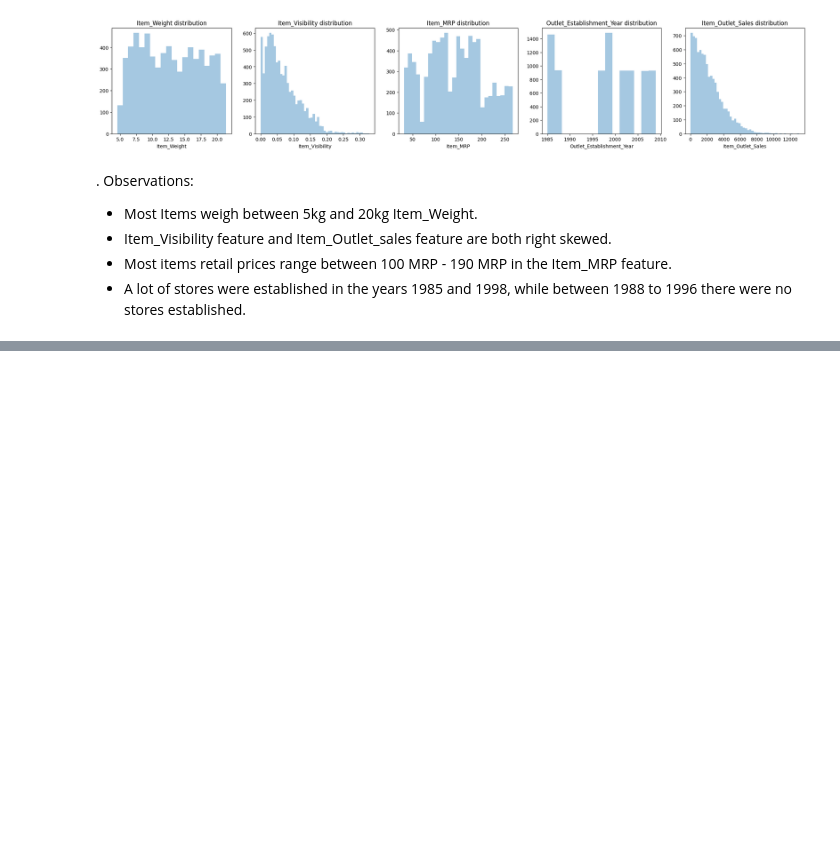
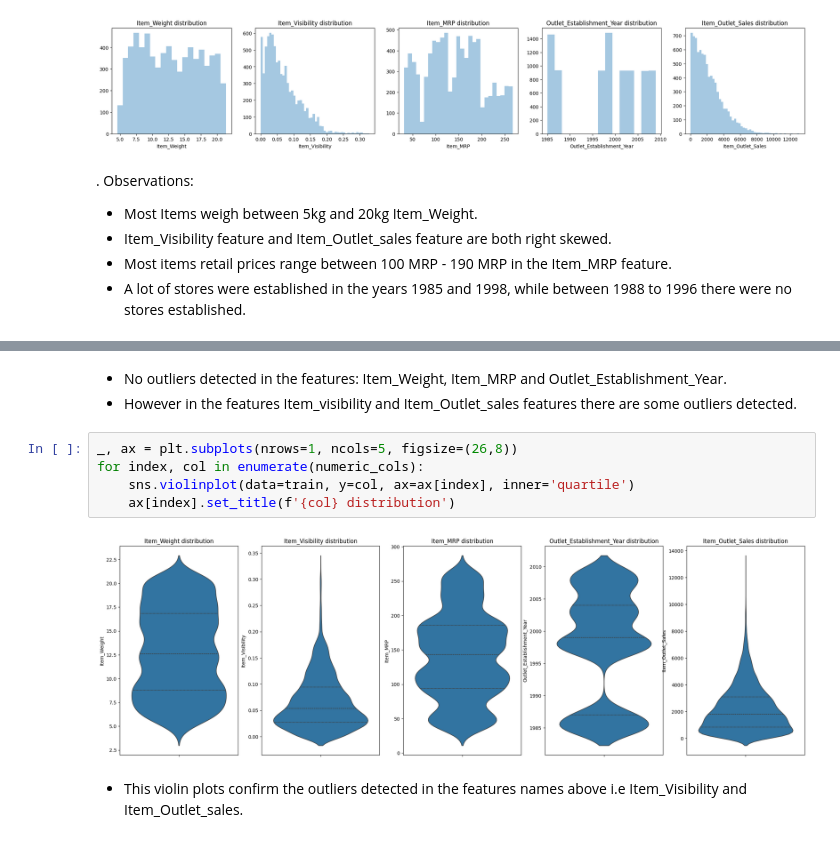
Before and after one commit to Tracy-teb/bigmart_sales_prediction_project, a Jupyter notebook: ml_salespred.ipynb, the cells around one changed output, grey strips where cells are left out. Cells and saved outputs as stored; diff of their text form; blank space fills up the shorter version.

Commit message:
Outlier detection

```diff
--- a/ml_salespred.ipynb
+++ b/ml_salespred.ipynb
@@ -253,0 +280,12 @@ for index, col in enumerate(numeric_cols):
+# %% [markdown]
+- No outliers detected in the features: Item_Weight, Item_MRP and Outlet_Establishment_Year.
+- However in the features Item_visibility and Item_Outlet_sales features there are some outliers detected.
+# %%
+_, ax = plt.subplots(nrows=1, ncols=5, figsize=(26,8))
+for index, col in enumerate(numeric_cols):
+    sns.violinplot(data=train, y=col, ax=ax[index], inner='quartile')
+    ax[index].set_title(f'{col} distribution')
+# %% [output]
+[figure, added]
+# %% [markdown]
+- This violin plots confirm the outliers detected in the features names above i.e Item_Visibility and Item_Outlet_sales.
```
Also changed, not shown: parts of 5 cells of this notebook.
